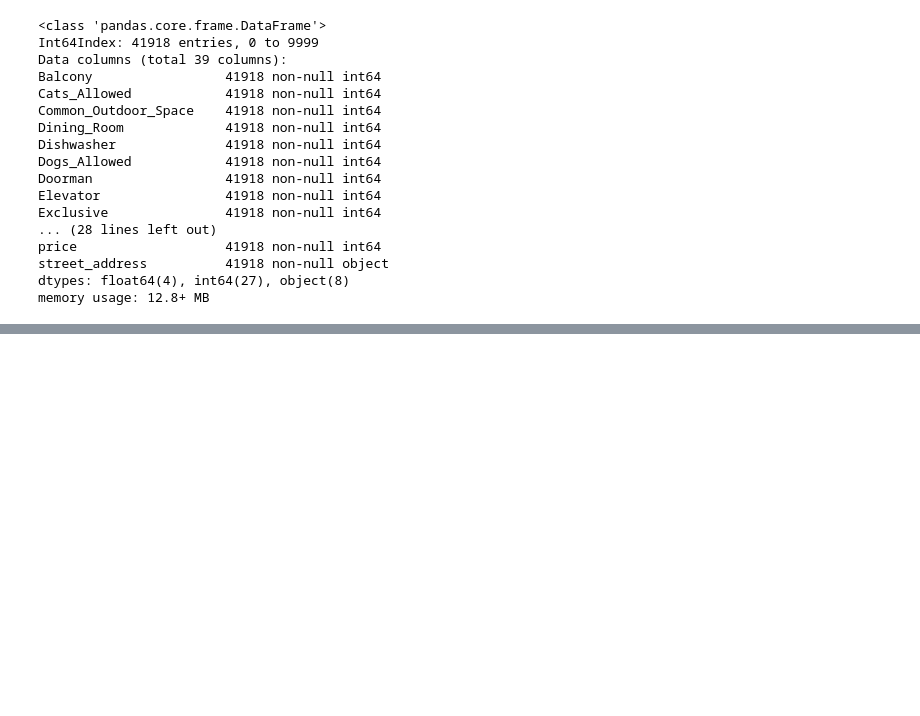
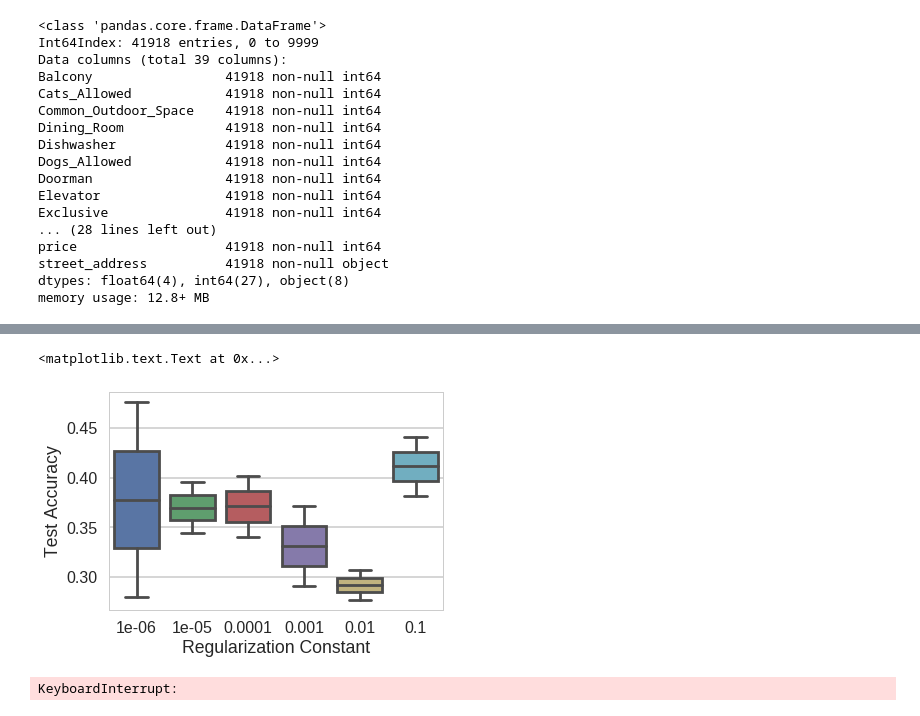
Before and after one commit to bfine9618/PredictingInterestLevel, a Jupyter notebook: NeuralNets.ipynb, the cells around one changed output, grey strips where cells are left out. Saved outputs shown, nothing was run; the diff lists cells and outputs as text; code cells hidden in the pictures; blank space fills up the shorter version.

```diff
--- a/NeuralNets.ipynb
+++ b/NeuralNets.ipynb
@@ -104,0 +107,45 @@ plt.ylabel('Test Accuracy')
+# %%
+# Perform cross validation to tune the regularization constant
+
+score = np.array([])# Array to store Misclassification Error
+alphas = np.array([]) # Array to store tree depth
+
+10.0 ** -np.arange(1, 7)
+
+clf = MLPClassifier(solver='lbfgs',warm_start=True,hidden_layer_sizes=(10,10,10)) #Define model ot be used
+for trial in range(2):
+    cv_method = KFold(n_splits=10,shuffle=True) #Define CV method
+    for a in 10.0** -np.arange(1,7):
+        clf.set_params(alpha = a)
+        alphas = np.append(alphas,a)
+        error = np.mean(cross_val_score(clf,train,y_train,cv = cv_method,scoring = 'accuracy')) #Run cross validation
+        score = np.append(score,error)
+
+sns.boxplot(x = alphas,y = score)
+plt.xlabel('Regularization Constant')
+plt.ylabel('Test Accuracy')
+# %% [output]
+<matplotlib.text.Text at 0x...>
+[figure, added]
+# %%
+# Perform cross validation to tune the regularization constant
+
+score = np.array([])# Array to store Misclassification Error
+n = np.array([]) # Array to store tree depth
+
+10.0 ** -np.arange(1, 7)
+
+clf = MLPClassifier(solver='lbfgs',warm_start=True,alpha = .1) #Define model ot be used
+for trial in range(2):
+    cv_method = KFold(n_splits=10,shuffle=True) #Define CV method
+    for a in range(5,30):
+        clf.set_params(hidden_layer_sizes=(a,a))
+        n = np.append(n,a)
+        error = np.mean(cross_val_score(clf,train,y_train,cv = cv_method,scoring = 'accuracy')) #Run cross validation
+        score = np.append(score,error)
+
+sns.boxplot(x = n,y = score)
+plt.xlabel('Regularization Constant')
+plt.ylabel('Test Accuracy')
+# %% [output]
+KeyboardInterrupt:
```
Also changed, not shown: parts of 3 cells of this notebook.
